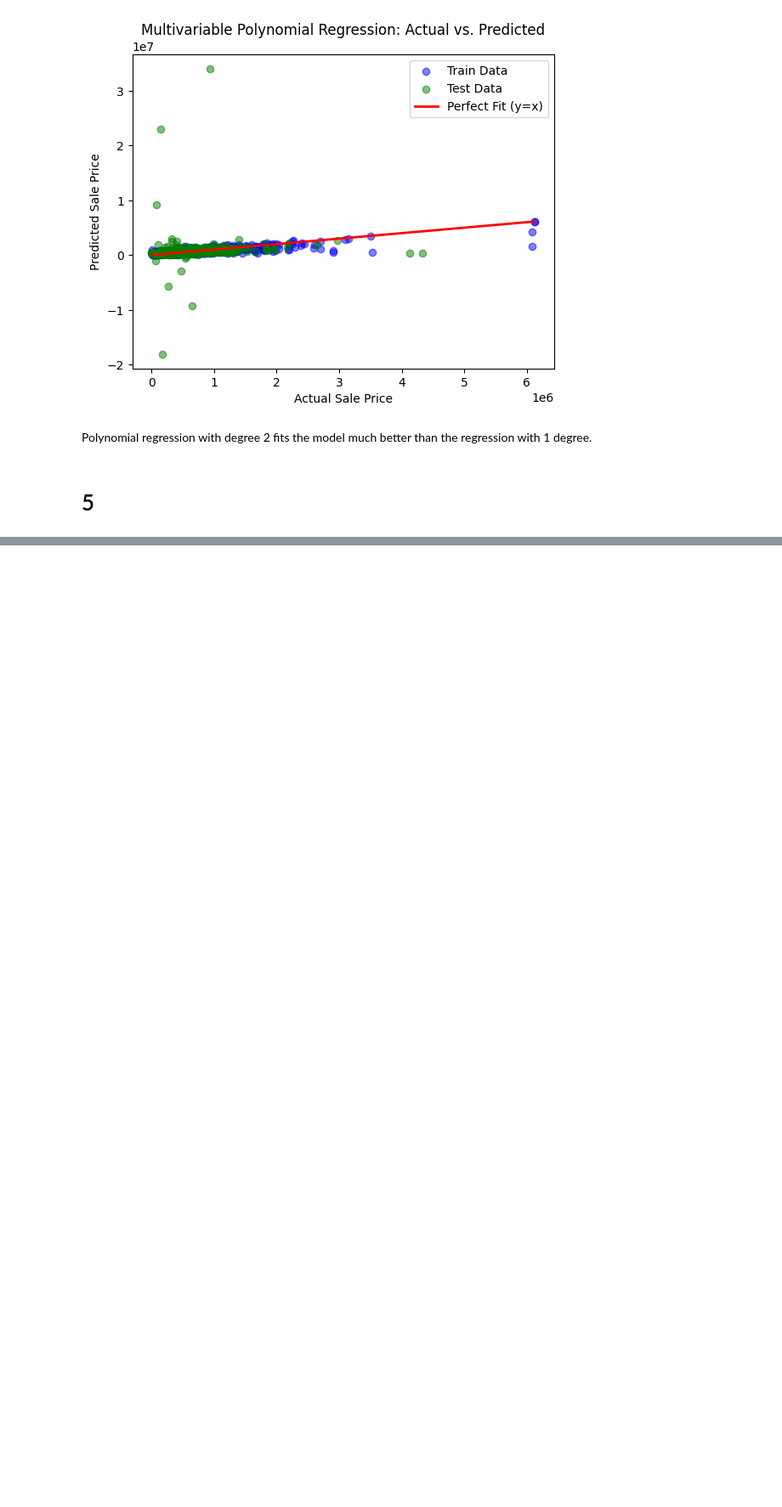
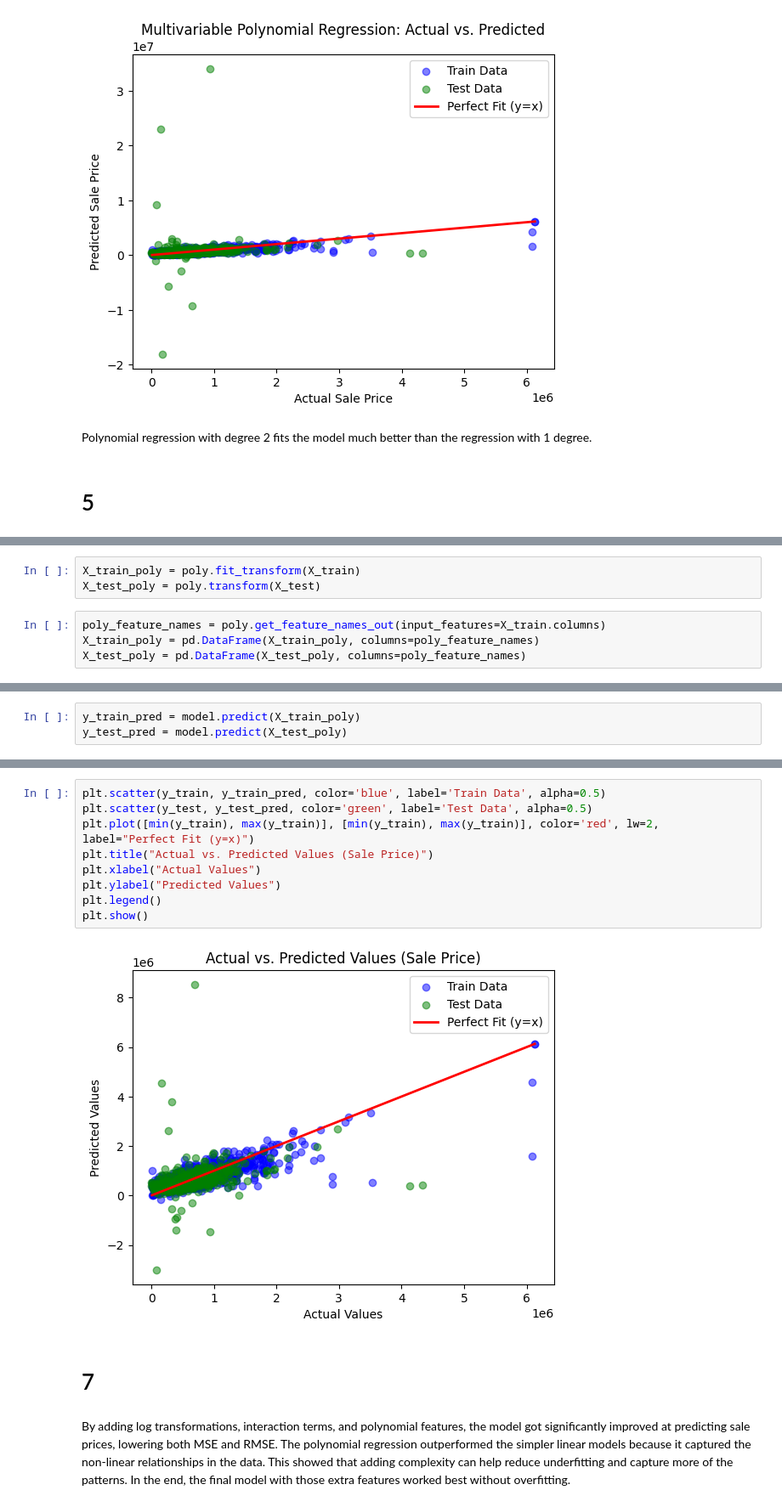
Before and after one commit to ameliavasiliu/linearModels, a Jupyter notebook: lab/lab_notebook_applied.ipynb, the cells around one changed output, grey strips where cells are left out. Shown: that part at 85% size. Saved outputs shown, nothing was run; the diff lists cells and outputs as text; blank space fills up the shorter version.

```diff
--- a/lab/lab_notebook_applied.ipynb
+++ b/lab/lab_notebook_applied.ipynb
@@ -301,0 +362,7 @@ numeric_cols = ['sale_price', 'house_square_feet', 'attic_finished_square_feet',
+# %%
+X_train_poly = poly.fit_transform(X_train)
+X_test_poly = poly.transform(X_test)
+# %%
+poly_feature_names = poly.get_feature_names_out(input_features=X_train.columns)
+X_train_poly = pd.DataFrame(X_train_poly, columns=poly_feature_names)
+X_test_poly = pd.DataFrame(X_test_poly, columns=poly_feature_names)
@@ -301,0 +374,3 @@ numeric_cols = ['sale_price', 'house_square_feet', 'attic_finished_square_feet',
+# %%
+y_train_pred = model.predict(X_train_poly)
+y_test_pred = model.predict(X_test_poly)
@@ -301,0 +393,15 @@ numeric_cols = ['sale_price', 'house_square_feet', 'attic_finished_square_feet',
+# %%
+plt.scatter(y_train, y_train_pred, color='blue', label='Train Data', alpha=0.5)
+plt.scatter(y_test, y_test_pred, color='green', label='Test Data', alpha=0.5)
+plt.plot([min(y_train), max(y_train)], [min(y_train), max(y_train)], color='red', lw=2, label="Perfect Fit (y=x)")
+plt.title("Actual vs. Predicted Values (Sale Price)")
+plt.xlabel("Actual Values")
+plt.ylabel("Predicted Values")
+plt.legend()
+plt.show()
+# %% [output]
+[figure, added]
+# %% [markdown]
+# 7
+# %% [markdown]
+By adding log transformations, interaction terms, and polynomial features, the model got significantly improved at predicting sale prices, lowering both MSE and RMSE. The polynomial regression outperformed the simpler linear models because it captured the non-linear relationships in the data. This showed that adding complexity can help reduce underfitting and capture more of the patterns. In the end, the final model with those extra features worked best without overfitting.
```
Also changed, not shown: parts of 12 cells of this notebook.
